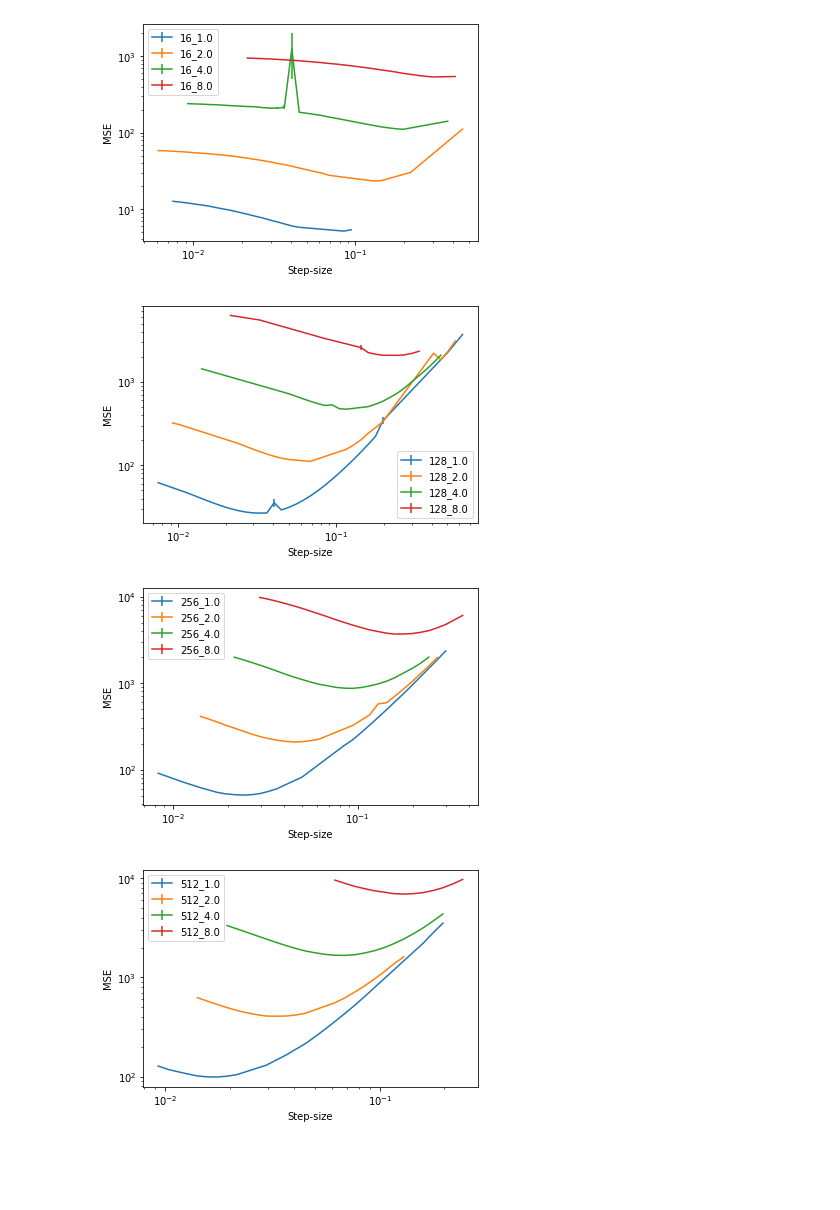
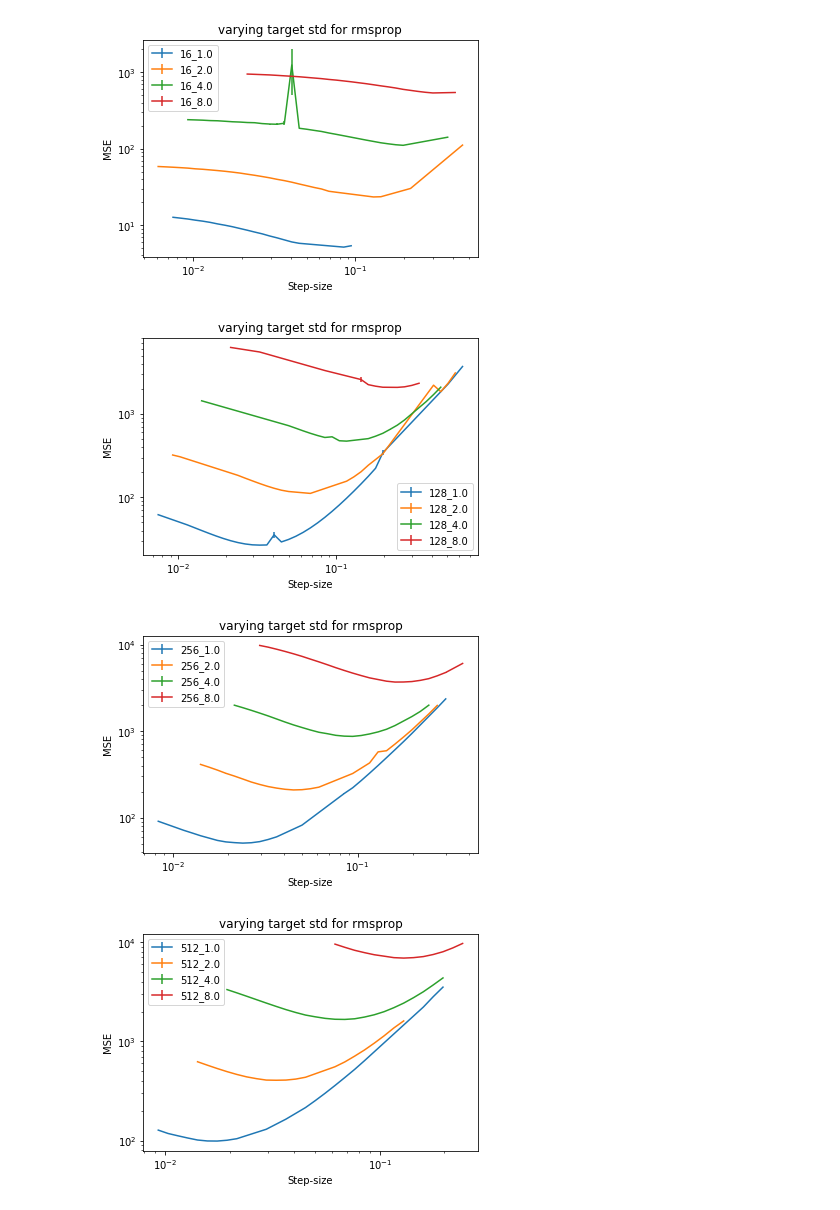
Before and after one commit to khurramjaved96/robust_adaptive_linear_learners, a Jupyter notebook: notebooks/RMSProp.ipynb, the cells around one changed output. Saved outputs shown, nothing was run; the diff lists cells and outputs as text; code cells hidden in the pictures; blank space fills up the shorter version.

```diff
--- a/notebooks/RMSProp.ipynb
+++ b/notebooks/RMSProp.ipynb
@@ -84,7 +84,7 @@ for beta in betas:
     plt.xscale("log")
     # plt.xlim(1e-2, 1)
     plt.legend()
-    plt.title("MSE for different betas")
+    plt.title("varying betas for rmsprop")
     # plt.savefig("exp_1_role_of_features.pdf", format="pdf")
     plt.show()
 # %% [output]
@@ -122,7 +122,7 @@ for dist in features:
     # plt.ylim(0.1, 3000)
     plt.xscale("log")
     plt.legend()
-    # plt.title("Asymptotic error for different input distributions")
+    plt.title("varying input_mean for rmsprop")
     # plt.savefig("exp_1_role_of_features.pdf", format="pdf")
     plt.show()
 # %% [output]
@@ -162,7 +162,7 @@ for dist in features:
     # plt.ylim(0.1, 3000)
     plt.xscale("log")
     plt.legend()
-    # plt.title("Asymptotic error for different input distributions")
+    plt.title("varying input_standard for rmsprop")
     # plt.savefig("exp_1_role_of_features.pdf", format="pdf")
     plt.show()
 # %% [output]
@@ -199,7 +199,7 @@ for dist in features:
     plt.yscale("log")
     plt.xscale("log")
     plt.legend()
-    # plt.title("Asymptotic error for different input distributions")
+    plt.title("varying target mean for rmsprop")
     # plt.savefig("exp_1_role_of_features.pdf", format="pdf")
     plt.show()
 # %% [output]
@@ -214,35 +214,35 @@ db_name = "yuxin_experiments_5_0_1"
 features = ["16", "128", "256", "512"]
 input_mean = ["0.0"]
 input_stds = ["1"]
 target_means = ["0.0"]
 target_stds = ["1.0", "2.0", "4.0", "8.0"]
 
 
 for dist in features:
     for input_m in input_mean:
         for input_std in input_stds:
             for target_m in target_means:
                 for target_std in target_stds:
                     query = """select step_size, AVG(mean_sum_of_errors), std(mean_sum_of_errors)/sqrt(count(mean_sum_of_errors))
             from error_table JOIN runs r on error_table.run = r.run
             where features=%s and input_mean = %s and input_std=%s and target_mean=%s and target_std= %s and beta=0.999 and epsilon=1.0e-8 and mean_sum_of_errors is not null
             group by algorithm, features, step_size, target_noise, input_mean, input_std, target_mean, target_std
             order by features, step_size;"""%(dist, input_m, input_std, target_m, target_std)
                     plot(query, plt, dist + "_" + target_std)
 
     plt.xlabel('Step-size')
     plt.ylabel("MSE")
 
 
     plt.yscale("log")
     # plt.ylim(0.1, 3000)
     plt.xscale("log")
     plt.legend()
-    # plt.title("Asymptotic error for different input distributions")
+    plt.title("varying target std for rmsprop")
     # plt.savefig("exp_1_role_of_features.pdf", format="pdf")
     plt.show()
 # %% [output]
-[figure, old version]
+[figure, new version]
-[figure, old version]
+[figure, new version]
-[figure, old version]
+[figure, new version]
-[figure, old version]
+[figure, new version]
```
Also changed, not shown: parts of 4 cells of this notebook.
